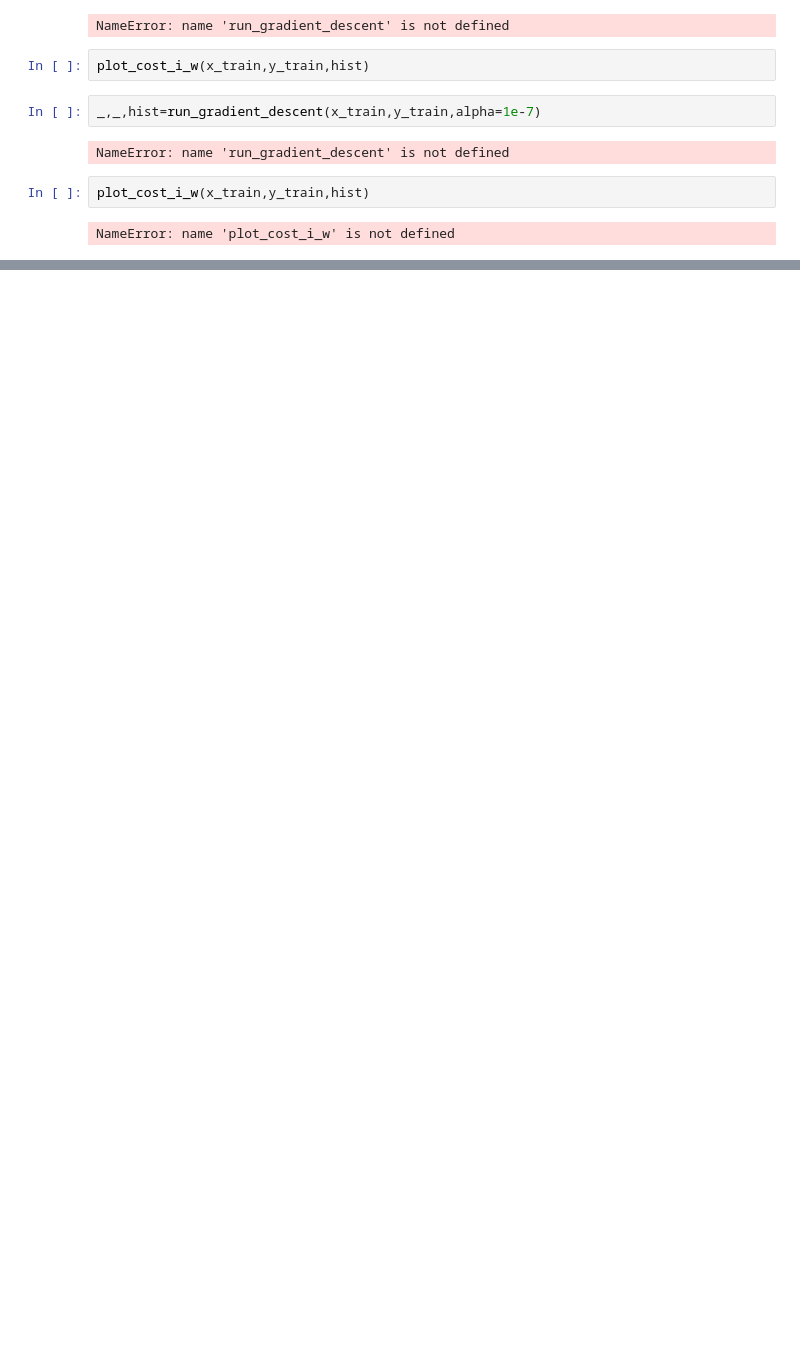
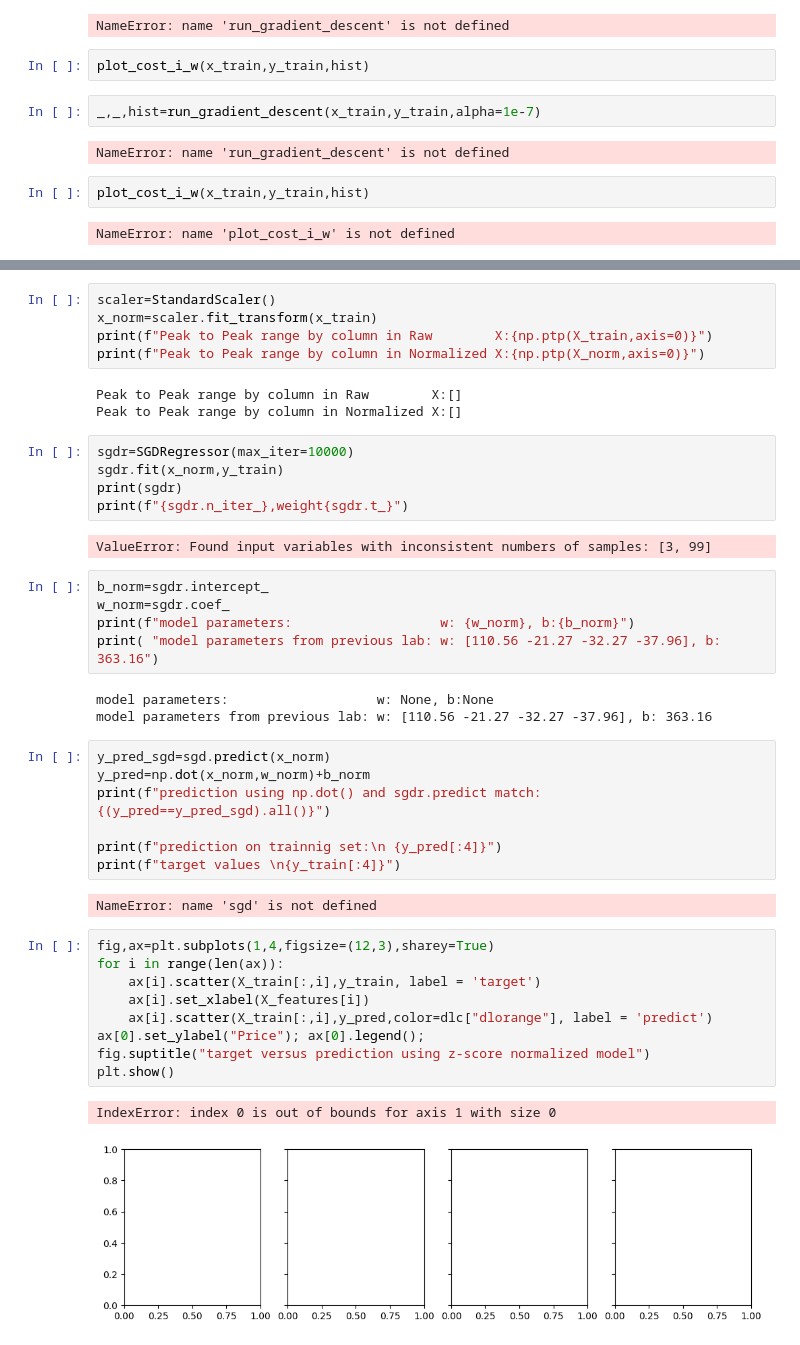
Before and after one commit to afif-af/ml_spacialization, a Jupyter notebook: supervisedWeek002.ipynb, the cells around one changed output, grey strips where cells are left out. Drawn from its saved outputs; the diff is of its cells as text; blank space fills up the shorter version.

```diff
--- a/supervisedWeek002.ipynb
+++ b/supervisedWeek002.ipynb
@@ -49,0 +344,44 @@ NameError: name 'plot_cost_i_w' is not defined
+# %%
+scaler=StandardScaler()
+x_norm=scaler.fit_transform(x_train)
+print(f"Peak to Peak range by column in Raw        X:{np.ptp(X_train,axis=0)}")
+print(f"Peak to Peak range by column in Normalized X:{np.ptp(X_norm,axis=0)}")
+# %% [output]
+Peak to Peak range by column in Raw        X:[]
+Peak to Peak range by column in Normalized X:[]
+# %%
+sgdr=SGDRegressor(max_iter=10000)
+sgdr.fit(x_norm,y_train)
+print(sgdr)
+print(f"{sgdr.n_iter_},weight{sgdr.t_}")
+# %% [output]
+ValueError: Found input variables with inconsistent numbers of samples: [3, 99]
+# %%
+b_norm=sgdr.intercept_
+w_norm=sgdr.coef_
+print(f"model parameters:                   w: {w_norm}, b:{b_norm}")
+print( "model parameters from previous lab: w: [110.56 -21.27 -32.27 -37.96], b: 363.16")
+# %% [output]
+model parameters:                   w: None, b:None
+model parameters from previous lab: w: [110.56 -21.27 -32.27 -37.96], b: 363.16
+# %%
+y_pred_sgd=sgd.predict(x_norm)
+y_pred=np.dot(x_norm,w_norm)+b_norm
+print(f"prediction using np.dot() and sgdr.predict match: {(y_pred==y_pred_sgd).all()}")
+
+print(f"prediction on trainnig set:\n {y_pred[:4]}")
+print(f"target values \n{y_train[:4]}")
+# %% [output]
+NameError: name 'sgd' is not defined
+# %%
+fig,ax=plt.subplots(1,4,figsize=(12,3),sharey=True)
+for i in range(len(ax)):
+    ax[i].scatter(X_train[:,i],y_train, label = 'target')
+    ax[i].set_xlabel(X_features[i])
+    ax[i].scatter(X_train[:,i],y_pred,color=dlc["dlorange"], label = 'predict')
+ax[0].set_ylabel("Price"); ax[0].legend();
+fig.suptitle("target versus prediction using z-score normalized model")
+plt.show()
+# %% [output]
+IndexError: index 0 is out of bounds for axis 1 with size 0
+[figure, added]
```
Also changed, not shown: parts of 32 cells of this notebook.
